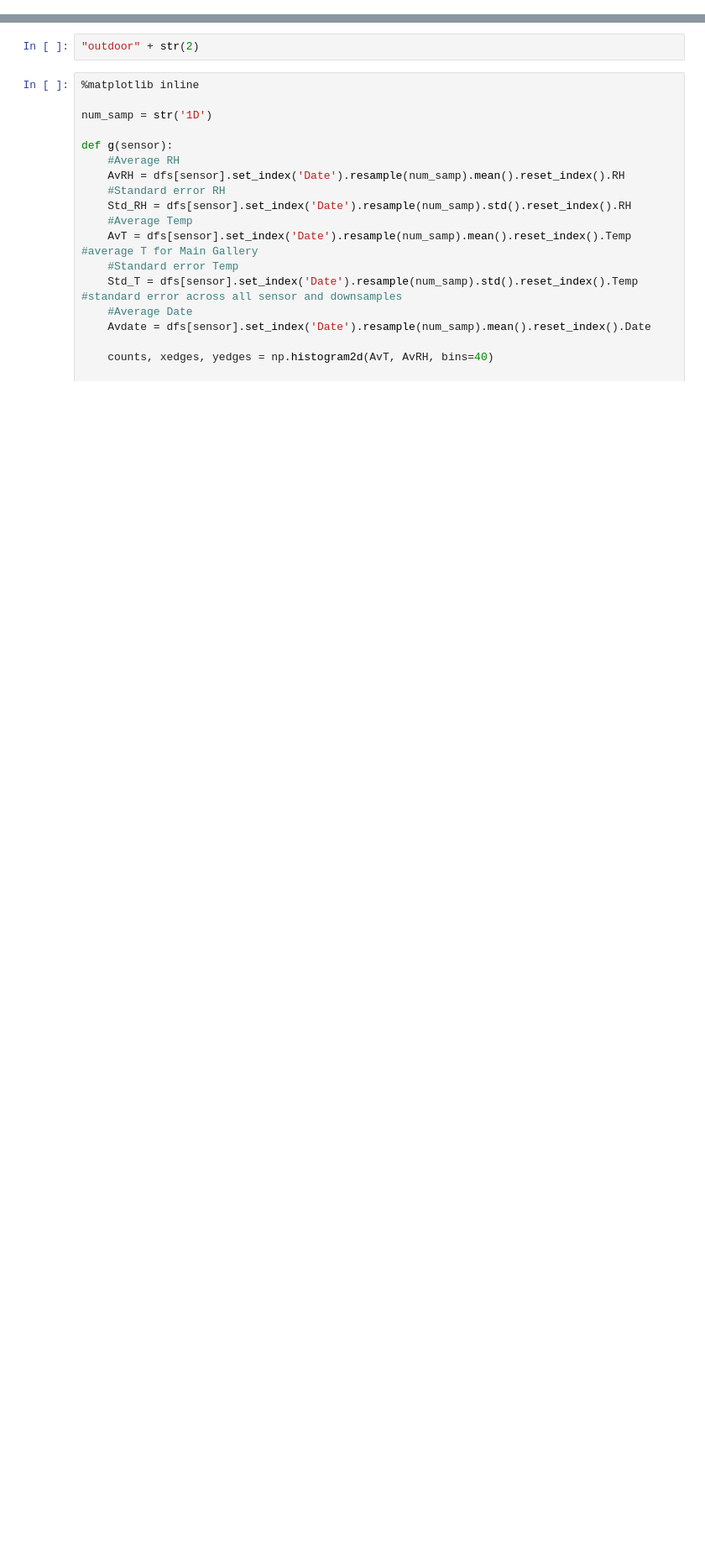
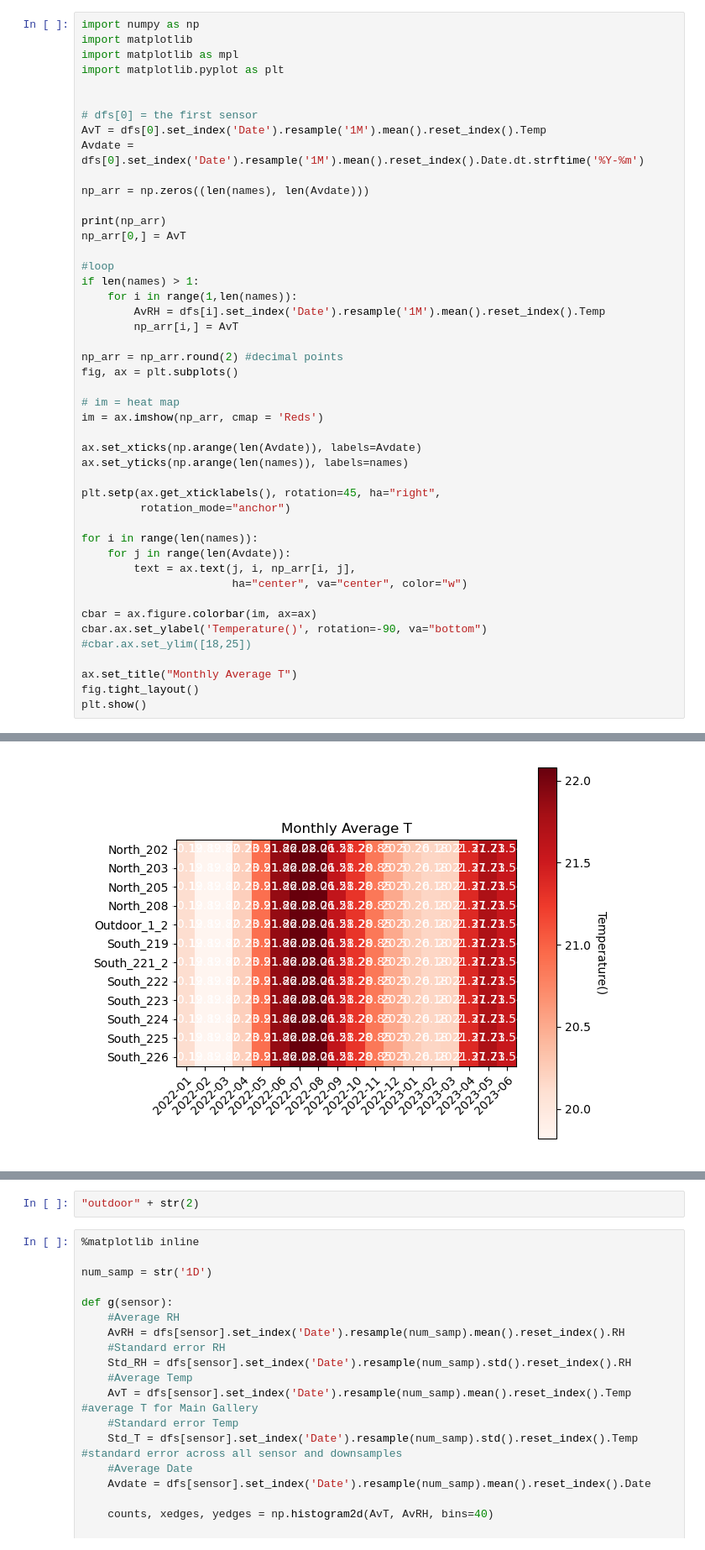
Before and after one commit to MPlusConservation/EMS_Data, a Jupyter notebook: EMS_data.ipynb, the cells around one changed output, grey strips where cells are left out. Shown at 84% size. Saved outputs shown, nothing was run; the diff lists cells and outputs as text; blank space fills up the shorter version.

```diff
--- a/EMS_data.ipynb
+++ b/EMS_data.ipynb
@@ -505,0 +574,47 @@ plt.show()
+# %%
+import numpy as np
+import matplotlib
+import matplotlib as mpl
+import matplotlib.pyplot as plt
+
+
+# dfs[0] = the first sensor
+AvT = dfs[0].set_index('Date').resample('1M').mean().reset_index().Temp
+Avdate = dfs[0].set_index('Date').resample('1M').mean().reset_index().Date.dt.strftime('%Y-%m')
+
+np_arr = np.zeros((len(names), len(Avdate)))
+
+print(np_arr)
+np_arr[0,] = AvT
+
+#loop
+if len(names) > 1:
+    for i in range(1,len(names)):
+        AvRH = dfs[i].set_index('Date').resample('1M').mean().reset_index().Temp
+        np_arr[i,] = AvT
+
+np_arr = np_arr.round(2) #decimal points
+fig, ax = plt.subplots()
+
+# im = heat map
+im = ax.imshow(np_arr, cmap = 'Reds')
+
+ax.set_xticks(np.arange(len(Avdate)), labels=Avdate)
+ax.set_yticks(np.arange(len(names)), labels=names)
+
+plt.setp(ax.get_xticklabels(), rotation=45, ha="right",
+         rotation_mode="anchor")
+
+for i in range(len(names)):
+    for j in range(len(Avdate)):
+        text = ax.text(j, i, np_arr[i, j],
+                       ha="center", va="center", color="w")
+
+cbar = ax.figure.colorbar(im, ax=ax)
+cbar.ax.set_ylabel('Temperature()', rotation=-90, va="bottom")
+#cbar.ax.set_ylim([18,25])
+
+ax.set_title("Monthly Average T")
+fig.tight_layout()
+plt.show()
+# %% [output]
@@ -505,0 +633 @@ plt.show()
+[figure, added]
```
Also changed, not shown: parts of 17 cells of this notebook, 1 other file.
